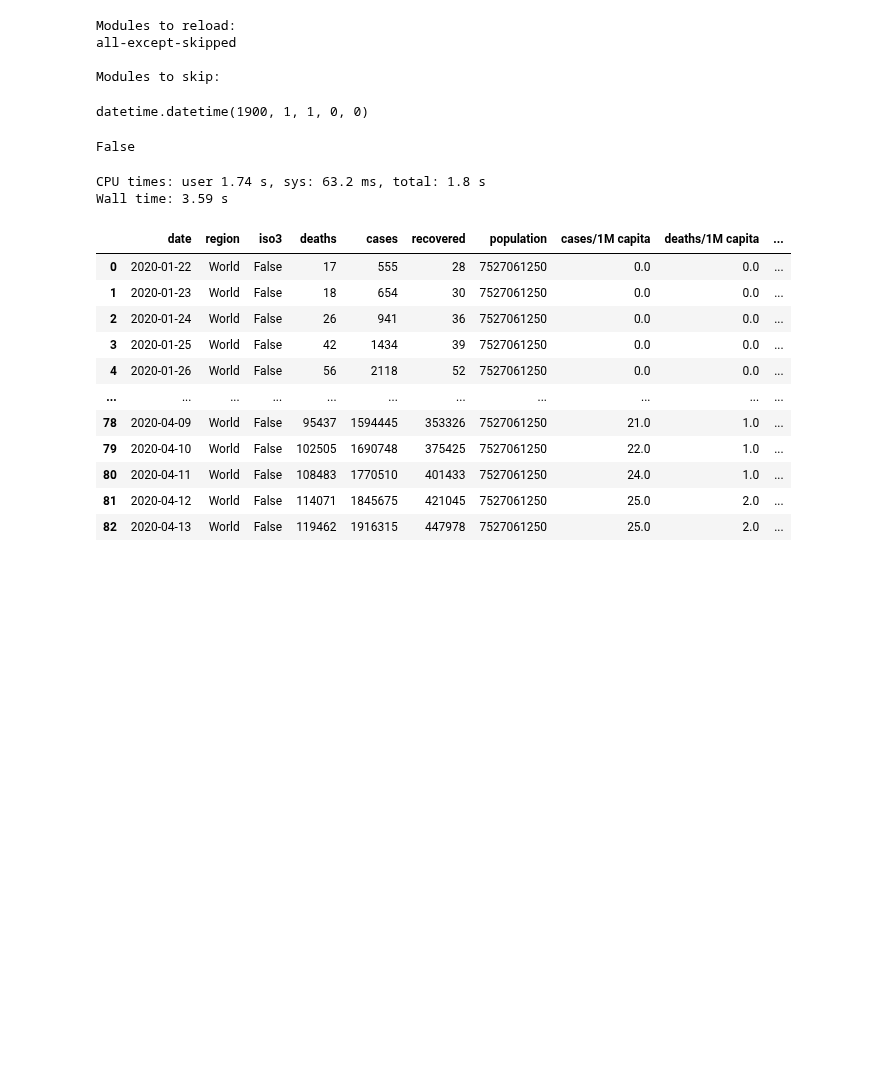
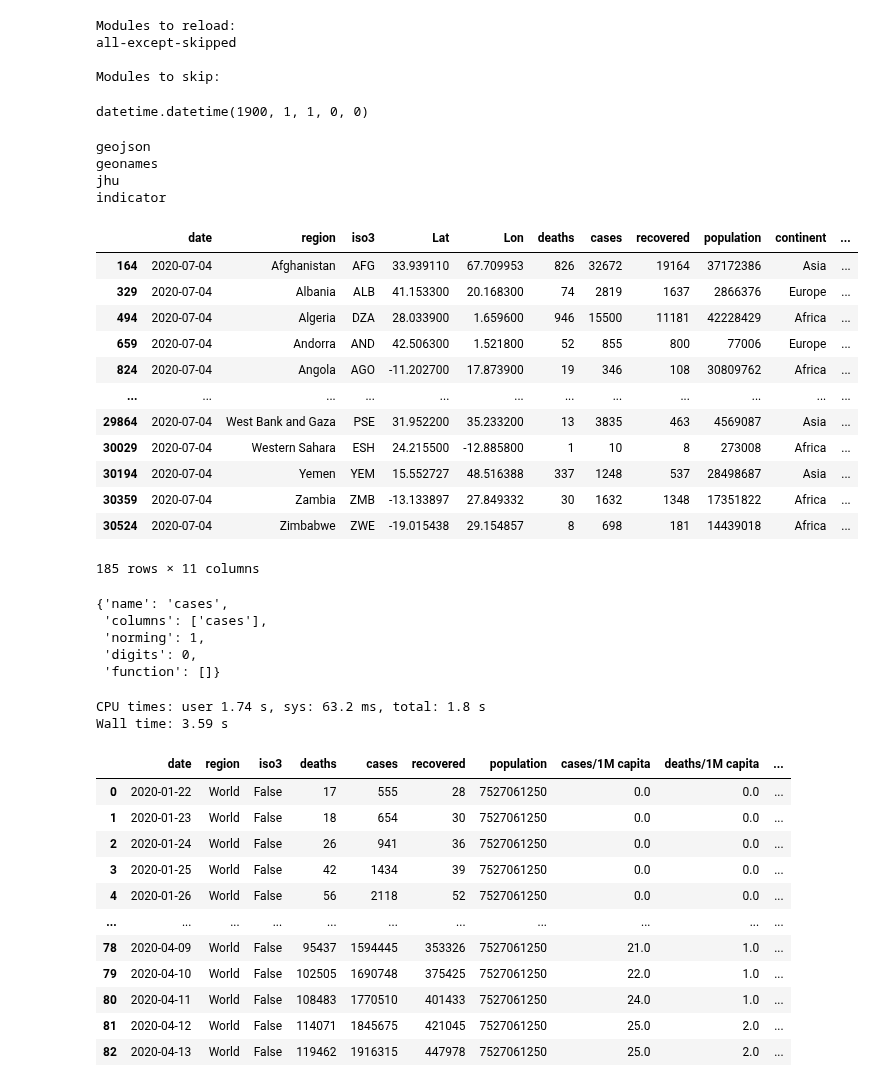
Before and after one commit to ditori1976/covid_app, a Jupyter notebook: notebooks/DataLoader.ipynb, the cells around one changed output. Cells and saved outputs as stored; diff of their text form; code cells hidden in the pictures; blank space fills up the shorter version.

```diff
--- a/notebooks/DataLoader.ipynb
+++ b/notebooks/DataLoader.ipynb
@@ -34,8 +31,33 @@ data = DataLoader(parser)
 data.latest_load
 # %% [output]
 datetime.datetime(1900, 1, 1, 0, 0)
-# %%
-test = {'lon': 18.643501, 'lat': 60.128161}
-"loni" in list(test.keys())
-# %% [output]
-False
+# %%
+data.load_data()
+cases = data.latest_data(data.indicators["cases"])
+cases
+# %% [output]
+geojson
+geonames
+jhu
+indicator
+|  | date | region | iso3 | Lat | Lon | deaths | cases | recovered | population | continent | ... |
+| 164 | 2020-07-04 | Afghanistan | AFG | 33.939110 | 67.709953 | 826 | 32672 | 19164 | 37172386 | Asia | ... |
+| 329 | 2020-07-04 | Albania | ALB | 41.153300 | 20.168300 | 74 | 2819 | 1637 | 2866376 | Europe | ... |
+| 494 | 2020-07-04 | Algeria | DZA | 28.033900 | 1.659600 | 946 | 15500 | 11181 | 42228429 | Africa | ... |
+| 659 | 2020-07-04 | Andorra | AND | 42.506300 | 1.521800 | 52 | 855 | 800 | 77006 | Europe | ... |
+| 824 | 2020-07-04 | Angola | AGO | -11.202700 | 17.873900 | 19 | 346 | 108 | 30809762 | Africa | ... |
+| ... | ... | ... | ... | ... | ... | ... | ... | ... | ... | ... | ... |
+| 29864 | 2020-07-04 | West Bank and Gaza | PSE | 31.952200 | 35.233200 | 13 | 3835 | 463 | 4569087 | Asia | ... |
+| 30029 | 2020-07-04 | Western Sahara | ESH | 24.215500 | -12.885800 | 1 | 10 | 8 | 273008 | Africa | ... |
+| 30194 | 2020-07-04 | Yemen | YEM | 15.552727 | 48.516388 | 337 | 1248 | 537 | 28498687 | Asia | ... |
+| 30359 | 2020-07-04 | Zambia | ZMB | -13.133897 | 27.849332 | 30 | 1632 | 1348 | 17351822 | Africa | ... |
+| 30524 | 2020-07-04 | Zimbabwe | ZWE | -19.015438 | 29.154857 | 8 | 698 | 181 | 14439018 | Africa | ... |
+185 rows × 11 columns
+# %%
+data.indicators["cases"]
+# %% [output]
+{'name': 'cases',
+ 'columns': ['cases'],
+ 'norming': 1,
+ 'digits': 0,
+ 'function': []}
```
Also changed, not shown: parts of 2 cells of this notebook, 3 other files.
